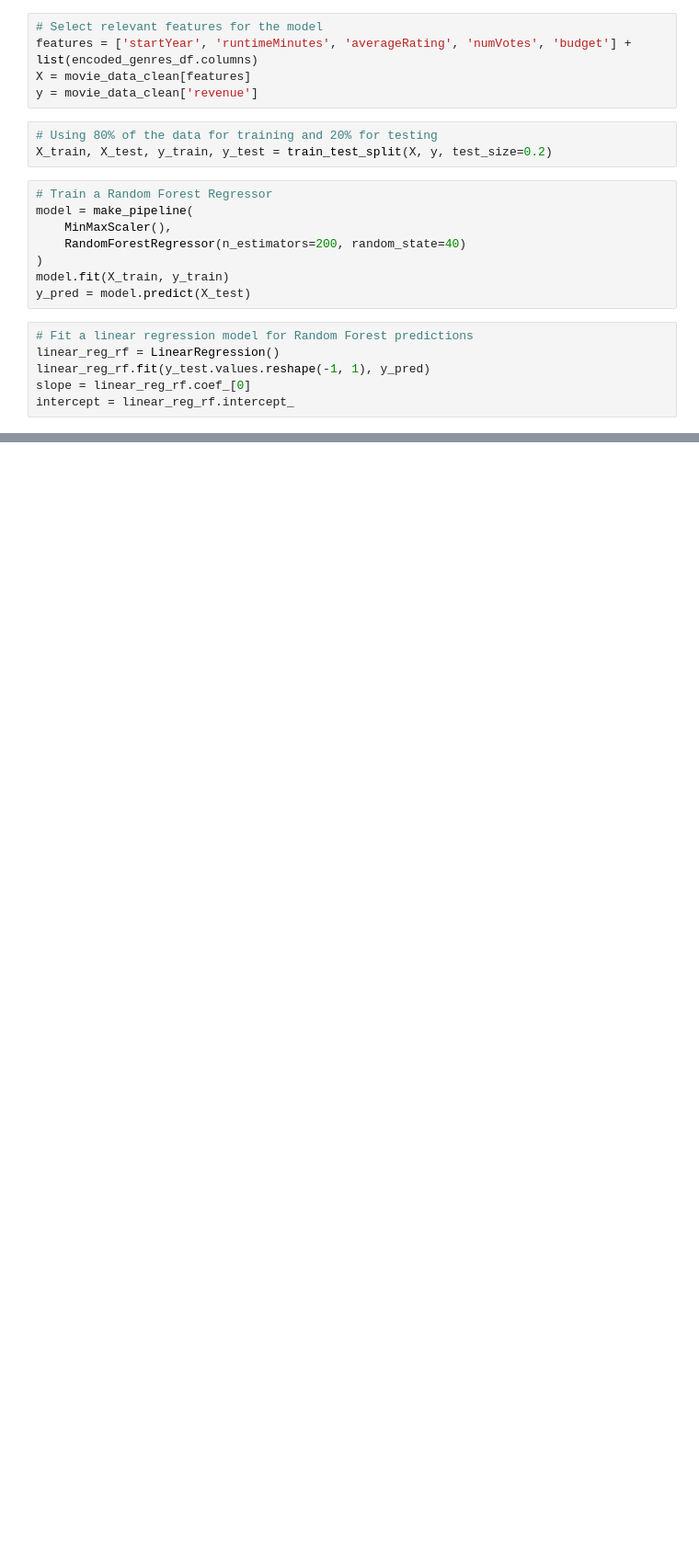
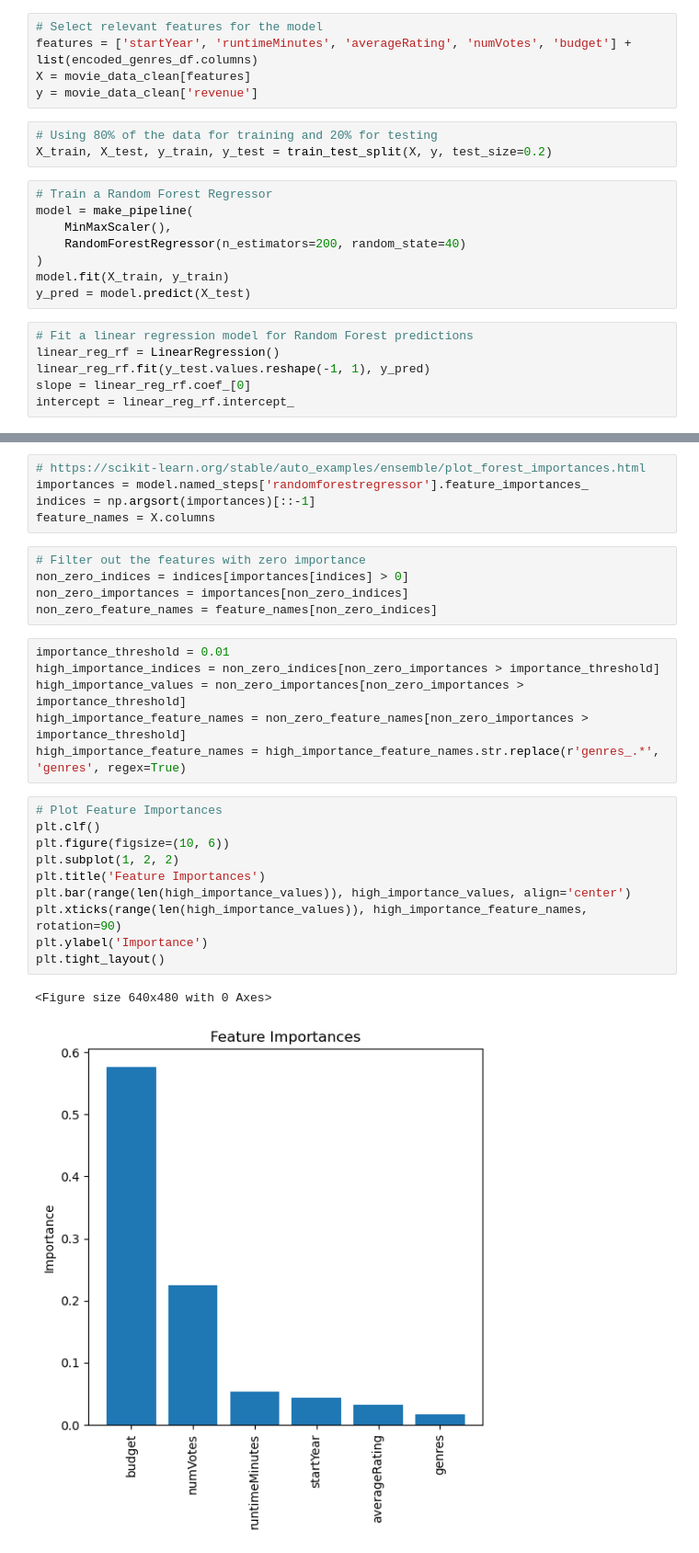
Before and after one commit to IliaFatemi/Movie-Analysis, a Jupyter notebook: revenue_predictions.ipynb, the cells around one changed output, grey strips where cells are left out. Shown at 92% size. Saved outputs shown, nothing was run; the diff lists cells and outputs as text; blank space fills up the shorter version.

Commit message:
Added Feature Importance plot

```diff
--- a/revenue_predictions.ipynb
+++ b/revenue_predictions.ipynb
@@ -83,0 +84,29 @@ Text(0.5, 1.0, 'Random Forest: Actual vs Predicted Revenue')
+# %%
+# https://scikit-learn.org/stable/auto_examples/ensemble/plot_forest_importances.html
+importances = model.named_steps['randomforestregressor'].feature_importances_
+indices = np.argsort(importances)[::-1]
+feature_names = X.columns
+# %%
+# Filter out the features with zero importance
+non_zero_indices = indices[importances[indices] > 0]
+non_zero_importances = importances[non_zero_indices]
+non_zero_feature_names = feature_names[non_zero_indices]
+# %%
+importance_threshold = 0.01
+high_importance_indices = non_zero_indices[non_zero_importances > importance_threshold]
+high_importance_values = non_zero_importances[non_zero_importances > importance_threshold]
+high_importance_feature_names = non_zero_feature_names[non_zero_importances > importance_threshold]
+high_importance_feature_names = high_importance_feature_names.str.replace(r'genres_.*', 'genres', regex=True)
+# %%
+# Plot Feature Importances
+plt.clf()
+plt.figure(figsize=(10, 6))
+plt.subplot(1, 2, 2)
+plt.title('Feature Importances')
+plt.bar(range(len(high_importance_values)), high_importance_values, align='center')
+plt.xticks(range(len(high_importance_values)), high_importance_feature_names, rotation=90)
+plt.ylabel('Importance')
+plt.tight_layout()
+# %% [output]
+<Figure size 640x480 with 0 Axes>
+[figure, added]
```
Also changed, not shown: parts of 5 cells of this notebook.
